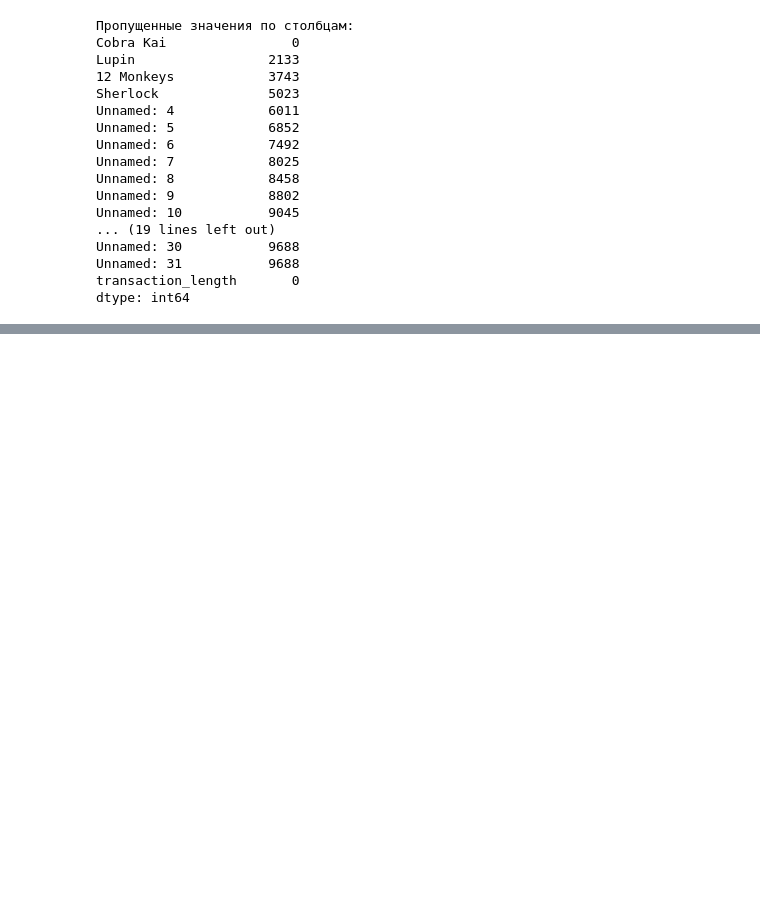
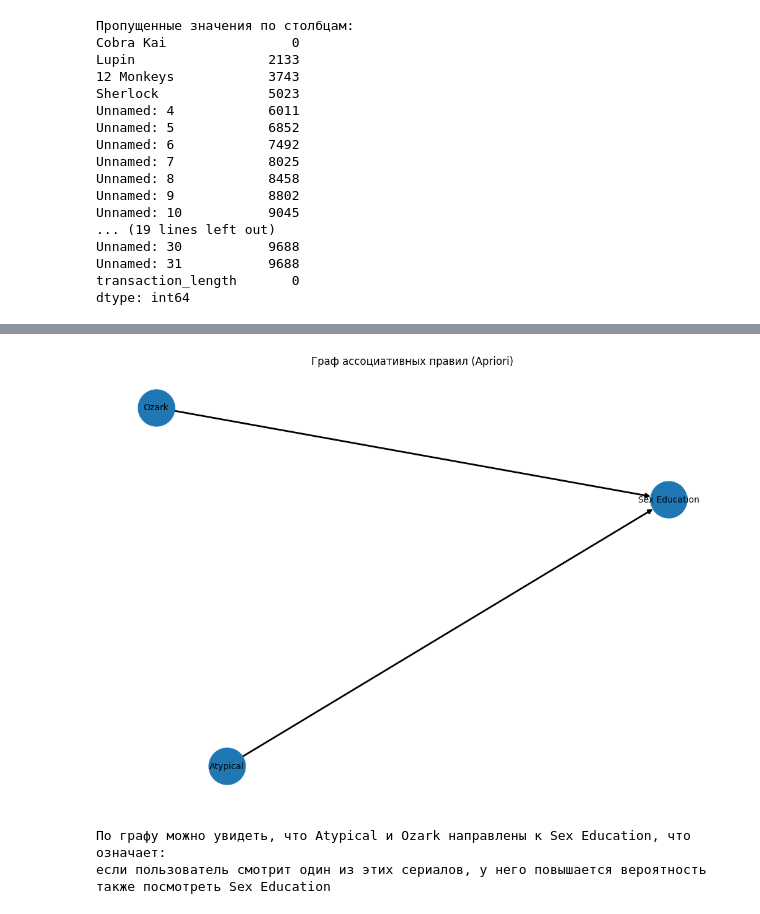
Before and after one commit to AccuRion1/machinelearn2, a Jupyter notebook: tv_lab2.ipynb, the cells around one changed output, grey strips where cells are left out. Drawn from its saved outputs; the diff is of its cells as text; code cells hidden in the pictures; blank space fills up the shorter version.

```diff
--- a/tv_lab2.ipynb
+++ b/tv_lab2.ipynb
@@ -133,0 +150,26 @@ dtype: int64
+# %%
+te = TransactionEncoder()
+te_ary = te.fit(transactions).transform(transactions)
+df_trans = pd.DataFrame(te_ary, columns=te.columns_)
+
+frequent_itemsets = apriori(df_trans, min_support=0.02, use_colnames=True)
+rules = association_rules(frequent_itemsets, metric="confidence", min_threshold=0.5)
+rules_sorted = rules.sort_values(by='lift', ascending=False).reset_index(drop=True)
+#Проанализировать полученные результаты, выделив полезные и тривиальные правила,
+def label_rule(row):
+    if row['lift'] >= 1.2 and row['confidence'] >= 0.5 and row['support'] >= 0.01:
+        return 'useful'
+    if 0.95 <= row['lift'] <= 1.1:
+        return 'trivial'
+    if row['confidence'] < 0.4:
+        return 'weak'
+    return 'need_review'
+
+rules_sorted['label'] = rules_sorted.apply(label_rule, axis=1)
+print("Apriori выявил только одно правило: (Ozark, Atypical) -> Sex Education, то есть")
+print("если пользователь смотрит Ozark и Atypical. то с вероятностбю 51% он еще смотрит Sex Education.")
+print("Лифт = 2.0 показывает, что связь в два раза сильнее случайной")
+
+# Посмотрим распределение
+print(rules_sorted['label'].value_counts())
+rules_sorted[['antecedents','consequents','support','confidence','lift','label']].head(30)
@@ -133,0 +392,22 @@ dtype: int64
+# %%
+#7
+G = nx.DiGraph()
+
+for _, row in rules_sorted.iterrows():
+    for a in row['antecedents']:
+        for c in row['consequents']:
+            G.add_edge(a, c, weight=row['lift'])
+
+plt.figure(figsize=(10, 7))
+pos = nx.spring_layout(G, k=0.5)
+
+nx.draw(G, pos, with_labels=True, node_size=1800, font_size=10, width=2)
+plt.title("Граф ассоциативных правил (Apriori)")
+plt.show()
+
+print("По графу можно увидеть, что Atypical и Ozark направлены к Sex Education, что означает:")
+print("если пользователь смотрит один из этих сериалов, у него повышается вероятность также посмотреть Sex Education")
+# %% [output]
+[figure, added]
+По графу можно увидеть, что Atypical и Ozark направлены к Sex Education, что означает:
+если пользователь смотрит один из этих сериалов, у него повышается вероятность также посмотреть Sex Education
```
Also changed, not shown: parts of 10 cells of this notebook.
